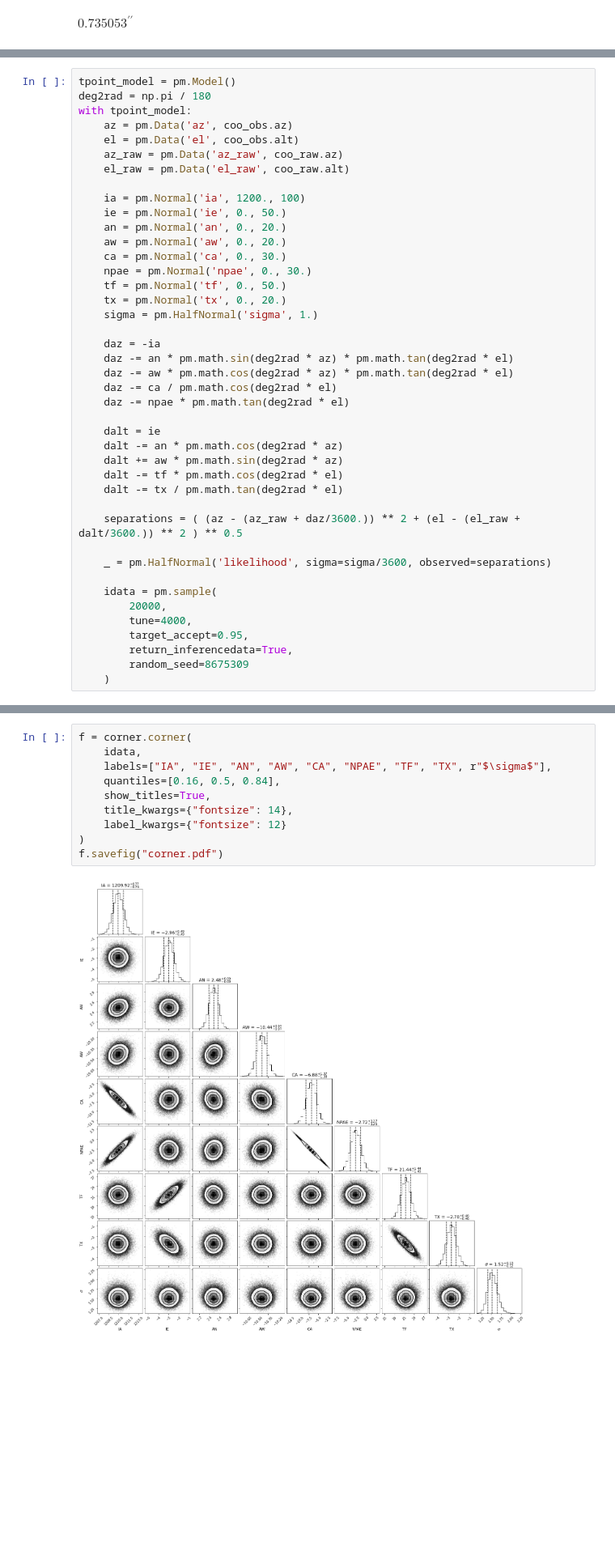
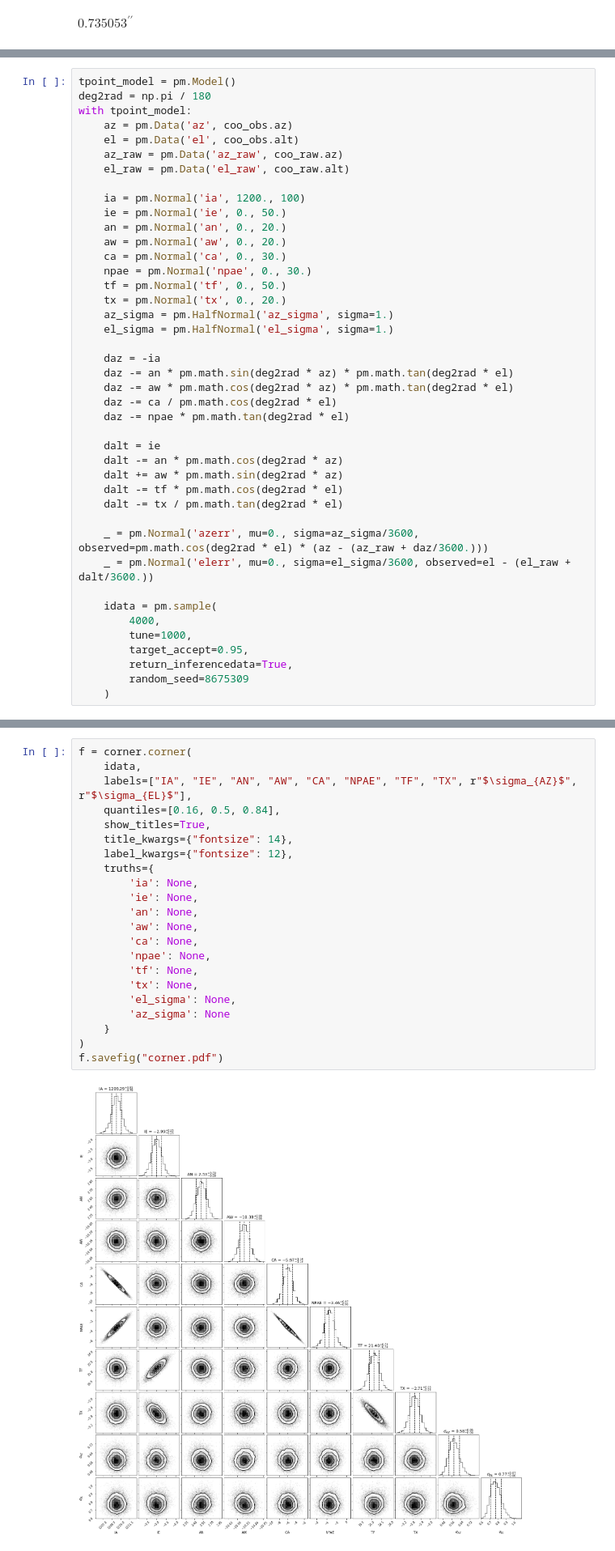
Before and after one commit to MMTObservatory/pointing_analysis, a Jupyter notebook: pointing_data/20210821/tpoint.ipynb, the cells around one changed output, grey strips where cells are left out. Shown at 81% size. Drawn from its saved outputs; the diff is of its cells as text; blank space fills up the shorter version.

Commit message:
notebook and plot updates

```diff
--- a/pointing_data/20210821/tpoint.ipynb
+++ b/pointing_data/20210821/tpoint.ipynb
@@ -241,7 +241,8 @@ with tpoint_model:
     npae = pm.Normal('npae', 0., 30.)
     tf = pm.Normal('tf', 0., 50.)
     tx = pm.Normal('tx', 0., 20.)
-    sigma = pm.HalfNormal('sigma', 1.)
+    az_sigma = pm.HalfNormal('az_sigma', sigma=1.)
+    el_sigma = pm.HalfNormal('el_sigma', sigma=1.)
 
     daz = -ia
     daz -= an * pm.math.sin(deg2rad * az) * pm.math.tan(deg2rad * el)
@@ -255,13 +256,12 @@ with tpoint_model:
     dalt -= tf * pm.math.cos(deg2rad * el)
     dalt -= tx / pm.math.tan(deg2rad * el)
 
-    separations = ( (az - (az_raw + daz/3600.)) ** 2 + (el - (el_raw + dalt/3600.)) ** 2 ) ** 0.5
-
-    _ = pm.HalfNormal('likelihood', sigma=sigma/3600, observed=separations)
+    _ = pm.Normal('azerr', mu=0., sigma=az_sigma/3600, observed=pm.math.cos(deg2rad * el) * (az - (az_raw + daz/3600.)))
+    _ = pm.Normal('elerr', mu=0., sigma=el_sigma/3600, observed=el - (el_raw + dalt/3600.))
 
     idata = pm.sample(
-        20000,
-        tune=4000,
+        4000,
+        tune=1000,
         target_accept=0.95,
         return_inferencedata=True,
         random_seed=8675309
@@ -281,12 +281,24 @@ plt.savefig("posterior.pdf")
 # %%
 f = corner.corner(
     idata,
-    labels=["IA", "IE", "AN", "AW", "CA", "NPAE", "TF", "TX", r"$\sigma$"],
+    labels=["IA", "IE", "AN", "AW", "CA", "NPAE", "TF", "TX", r"$\sigma_{AZ}$", r"$\sigma_{EL}$"],
     quantiles=[0.16, 0.5, 0.84],
     show_titles=True,
     title_kwargs={"fontsize": 14},
-    label_kwargs={"fontsize": 12}
+    label_kwargs={"fontsize": 12},
+    truths={
+        'ia': None,
+        'ie': None,
+        'an': None,
+        'aw': None,
+        'ca': None,
+        'npae': None,
+        'tf': None,
+        'tx': None,
+        'el_sigma': None,
+        'az_sigma': None
+    }
 )
 f.savefig("corner.pdf")
 # %% [output]
-[figure, old version]
+[figure, new version]
```
Also changed, not shown: parts of 6 cells of this notebook, 6 other files.
